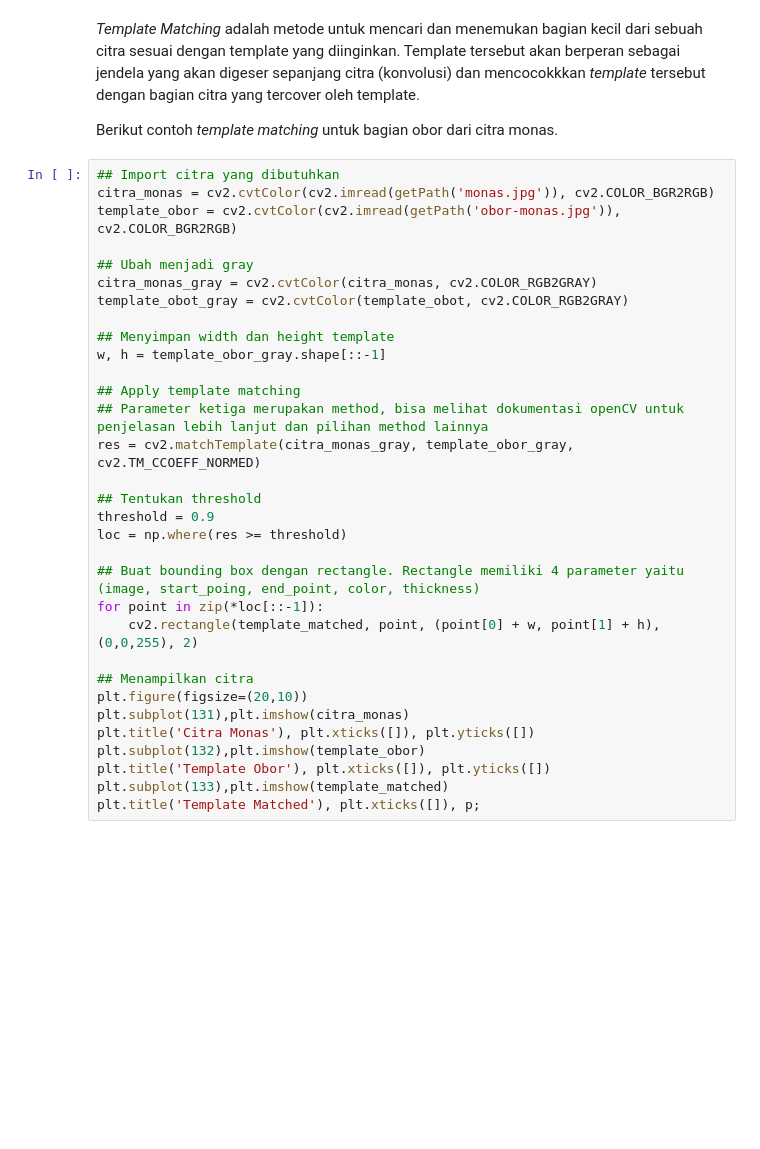
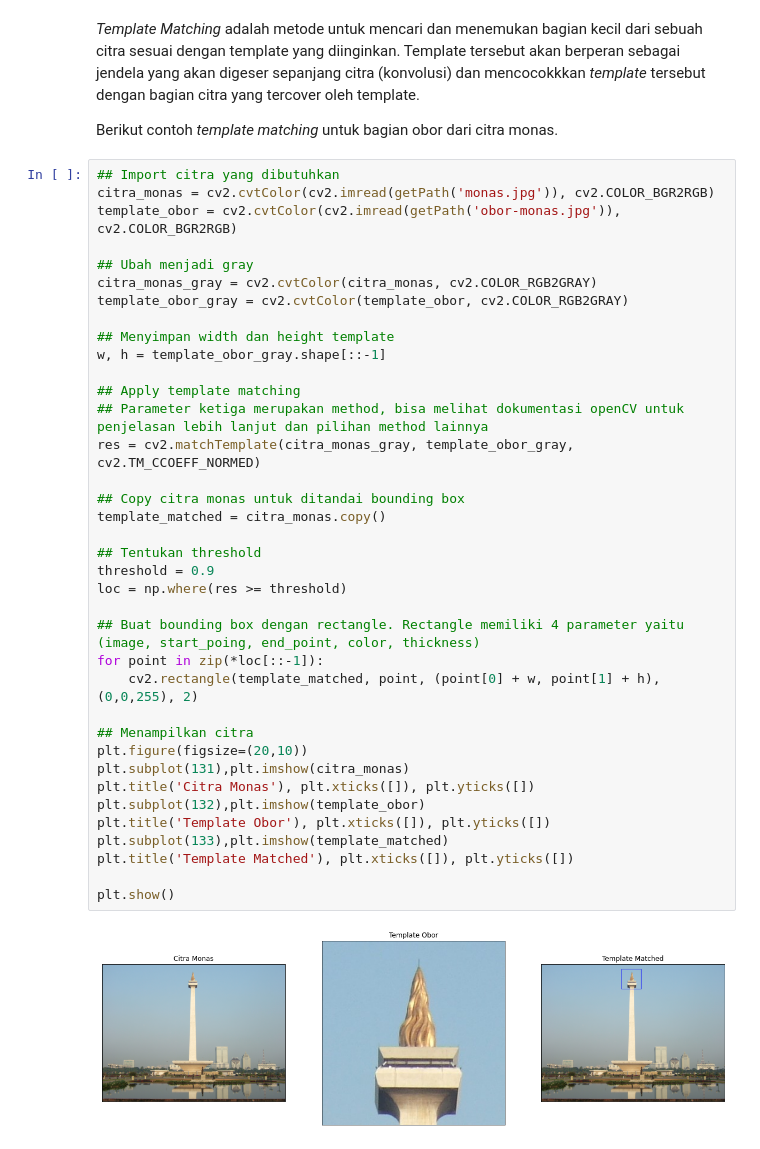
Before and after one commit to reiva5/CSCE604133-pengolahan-citra, a Jupyter notebook: Lab 5/Pre Laboratorium 5.ipynb, the cells around one changed output. Cells and saved outputs as stored; diff of their text form; blank space fills up the shorter version.

```diff
--- a/Lab 5/Pre Laboratorium 5.ipynb
+++ b/Lab 5/Pre Laboratorium 5.ipynb
@@ -191,32 +191,39 @@ Berikut contoh _template matching_ untuk bagian obor dari citra monas.
 # %%
 ## Import citra yang dibutuhkan
 citra_monas = cv2.cvtColor(cv2.imread(getPath('monas.jpg')), cv2.COLOR_BGR2RGB)
 template_obor = cv2.cvtColor(cv2.imread(getPath('obor-monas.jpg')), cv2.COLOR_BGR2RGB)
 
 ## Ubah menjadi gray
 citra_monas_gray = cv2.cvtColor(citra_monas, cv2.COLOR_RGB2GRAY)
-template_obot_gray = cv2.cvtColor(template_obot, cv2.COLOR_RGB2GRAY)
+template_obor_gray = cv2.cvtColor(template_obor, cv2.COLOR_RGB2GRAY)
 
 ## Menyimpan width dan height template
 w, h = template_obor_gray.shape[::-1]
 
 ## Apply template matching
 ## Parameter ketiga merupakan method, bisa melihat dokumentasi openCV untuk penjelasan lebih lanjut dan pilihan method lainnya
 res = cv2.matchTemplate(citra_monas_gray, template_obor_gray, cv2.TM_CCOEFF_NORMED)
+
+## Copy citra monas untuk ditandai bounding box
+template_matched = citra_monas.copy()
 
 ## Tentukan threshold
 threshold = 0.9
 loc = np.where(res >= threshold)
 
 ## Buat bounding box dengan rectangle. Rectangle memiliki 4 parameter yaitu (image, start_poing, end_point, color, thickness)
 for point in zip(*loc[::-1]):
     cv2.rectangle(template_matched, point, (point[0] + w, point[1] + h), (0,0,255), 2)
 
 ## Menampilkan citra
 plt.figure(figsize=(20,10))
 plt.subplot(131),plt.imshow(citra_monas)
 plt.title('Citra Monas'), plt.xticks([]), plt.yticks([])
 plt.subplot(132),plt.imshow(template_obor)
 plt.title('Template Obor'), plt.xticks([]), plt.yticks([])
 plt.subplot(133),plt.imshow(template_matched)
-plt.title('Template Matched'), plt.xticks([]), p;
+plt.title('Template Matched'), plt.xticks([]), plt.yticks([])
+
+plt.show()
+# %% [output]
+[figure, added]
```
Also changed, not shown: 25 other files.
